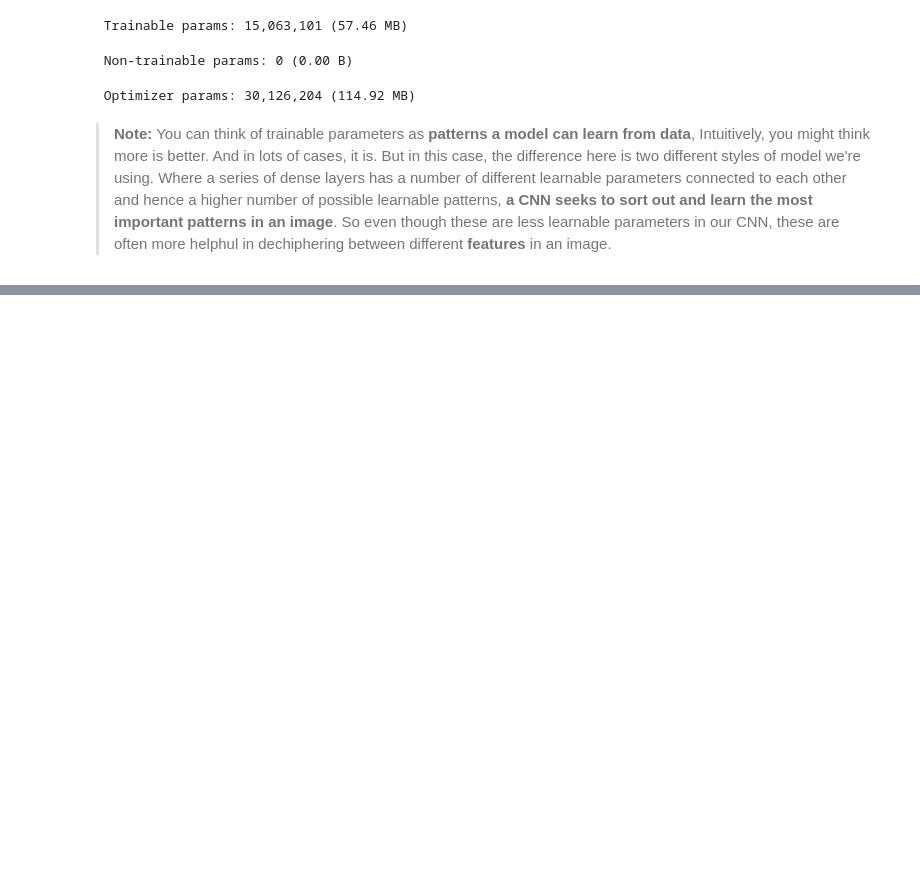
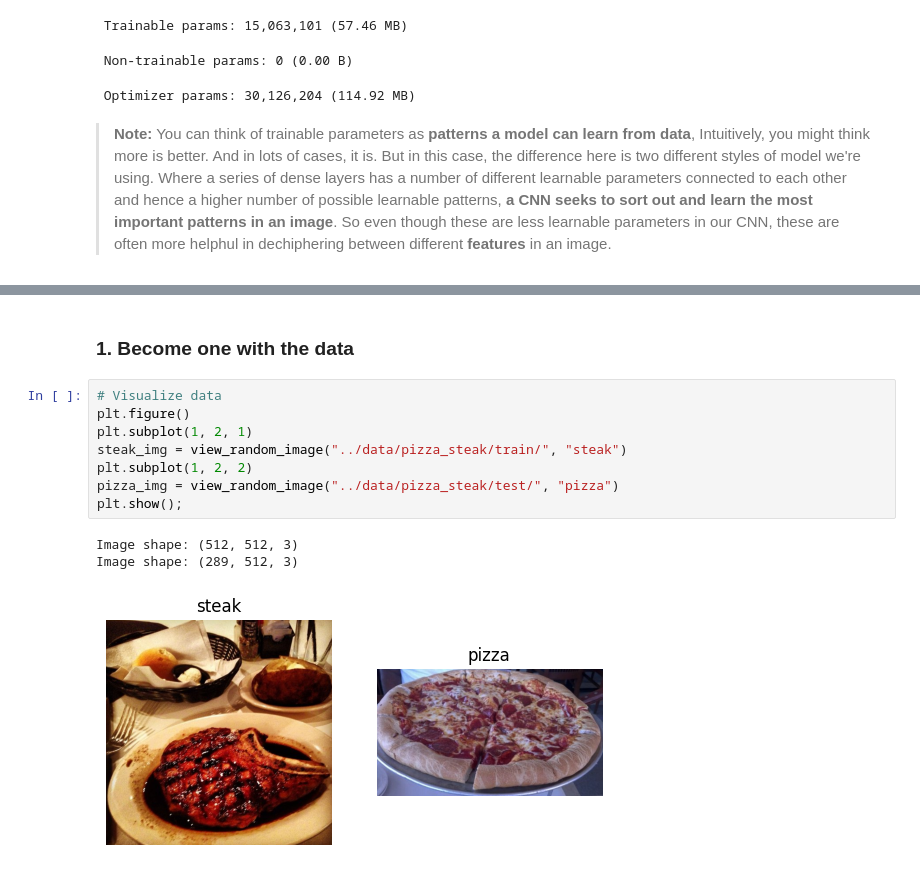
Before and after one commit to Rus-tam/daniel_bourke_course, a Jupyter notebook: notebooks/CNN & Computer Vision with TF.ipynb, the cells around one changed output, grey strips where cells are left out. Saved outputs shown, nothing was run; the diff lists cells and outputs as text; blank space fills up the shorter version.

Commit message:
becoming one with the data

```diff
--- a/notebooks/CNN & Computer Vision with TF.ipynb
+++ b/notebooks/CNN & Computer Vision with TF.ipynb
@@ -423,0 +434,14 @@ Model: "sequential_7"
+# %% [markdown]
+### 1. Become one with the data
+# %%
+# Visualize data
+plt.figure()
+plt.subplot(1, 2, 1)
+steak_img = view_random_image("../data/pizza_steak/train/", "steak")
+plt.subplot(1, 2, 2)
+pizza_img = view_random_image("../data/pizza_steak/test/", "pizza")
+plt.show();
+# %% [output]
+Image shape: (512, 512, 3)
+Image shape: (289, 512, 3)
+[figure, added]
```
Also changed, not shown: parts of 1 cell of this notebook.
